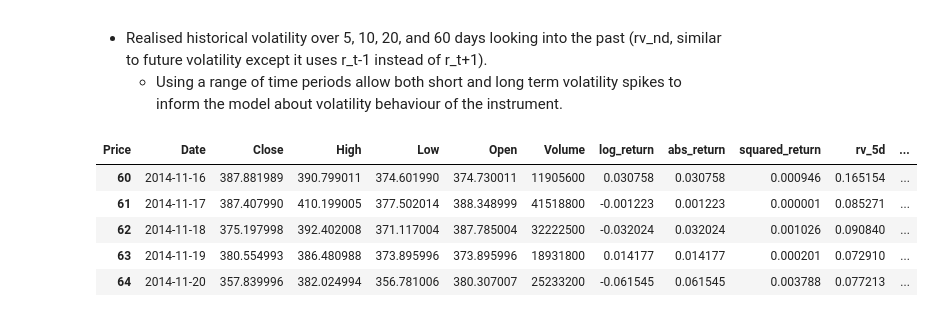
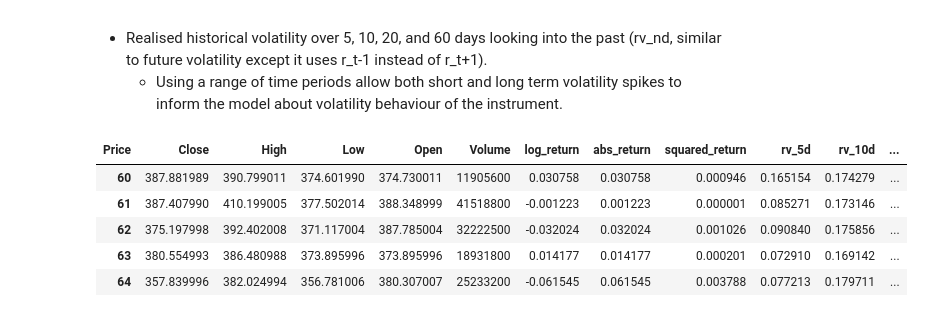
Before and after one commit to cameroncochrane/vlXsnPPgKKnWqEJB, a Jupyter notebook: experimentation/volatility_notebooks/1_volatility_modelling.ipynb, the cells around one changed output. Drawn from its saved outputs; the diff is of its cells as text; code cells hidden in the pictures.

```diff
--- a/experimentation/volatility_notebooks/1_volatility_modelling.ipynb
+++ b/experimentation/volatility_notebooks/1_volatility_modelling.ipynb
@@ -46,6 +46,10 @@ H = 20 # Look-ahead period, 20 days in our case, the same as the direcion model.
 
 # Create a copy of raw_data for manipulation:
 df = raw_data.copy()
+
+# Affirm that first observation is the oldest one, then drop the date column:
+df = df.sort_values("Date", ascending=True).reset_index(drop=True)
+df = df.drop(columns=["Date"])
 
 # Daily returns
 r = np.log(df["Close"] / df["Close"].shift(1))
@@ -57,36 +61,36 @@ df["abs_return"] = r.abs()
 df["squared_return"] = r2
 
 for window in [5, 10, 20, 60]:
     df[f"rv_{window}d"] = np.sqrt(
         r2.rolling(window).sum()
     )
 
 # Range-based variance features
 hl = np.log(df["High"] / df["Low"])
 co = np.log(df["Close"] / df["Open"])
 
 df["parkinson_var"] = hl**2 / (4 * np.log(2))
 df["gk_var"] = 0.5 * hl**2 - (2 * np.log(2) - 1) * co**2
 
 df["parkinson_vol_20d"] = np.sqrt(
     df["parkinson_var"].rolling(20).sum()
 )
 
 df["gk_vol_20d"] = np.sqrt(
     df["gk_var"].rolling(20).sum().clip(lower=0)
 )
 
 # Future 20-day volatility label
 df["target_vol_20d"] = np.sqrt(
     r2.rolling(H).sum().shift(-H)
 )
 
 df.dropna(inplace=True)
 df.head()
 # %% [output]
-| Price | Date | Close | High | Low | Open | Volume | log_return | abs_return | squared_return | rv_5d | ... |
-| 60 | 2014-11-16 | 387.881989 | 390.799011 | 374.601990 | 374.730011 | 11905600 | 0.030758 | 0.030758 | 0.000946 | 0.165154 | ... |
-| 61 | 2014-11-17 | 387.407990 | 410.199005 | 377.502014 | 388.348999 | 41518800 | -0.001223 | 0.001223 | 0.000001 | 0.085271 | ... |
-| 62 | 2014-11-18 | 375.197998 | 392.402008 | 371.117004 | 387.785004 | 32222500 | -0.032024 | 0.032024 | 0.001026 | 0.090840 | ... |
-| 63 | 2014-11-19 | 380.554993 | 386.480988 | 373.895996 | 373.895996 | 18931800 | 0.014177 | 0.014177 | 0.000201 | 0.072910 | ... |
-| 64 | 2014-11-20 | 357.839996 | 382.024994 | 356.781006 | 380.307007 | 25233200 | -0.061545 | 0.061545 | 0.003788 | 0.077213 | ... |
+| Price | Close | High | Low | Open | Volume | log_return | abs_return | squared_return | rv_5d | rv_10d | ... |
+| 60 | 387.881989 | 390.799011 | 374.601990 | 374.730011 | 11905600 | 0.030758 | 0.030758 | 0.000946 | 0.165154 | 0.174279 | ... |
+| 61 | 387.407990 | 410.199005 | 377.502014 | 388.348999 | 41518800 | -0.001223 | 0.001223 | 0.000001 | 0.085271 | 0.173146 | ... |
+| 62 | 375.197998 | 392.402008 | 371.117004 | 387.785004 | 32222500 | -0.032024 | 0.032024 | 0.001026 | 0.090840 | 0.175856 | ... |
+| 63 | 380.554993 | 386.480988 | 373.895996 | 373.895996 | 18931800 | 0.014177 | 0.014177 | 0.000201 | 0.072910 | 0.169142 | ... |
+| 64 | 357.839996 | 382.024994 | 356.781006 | 380.307007 | 25233200 | -0.061545 | 0.061545 | 0.003788 | 0.077213 | 0.179711 | ... |
```
Also changed, not shown: parts of 11 cells of this notebook, 13 other files.
